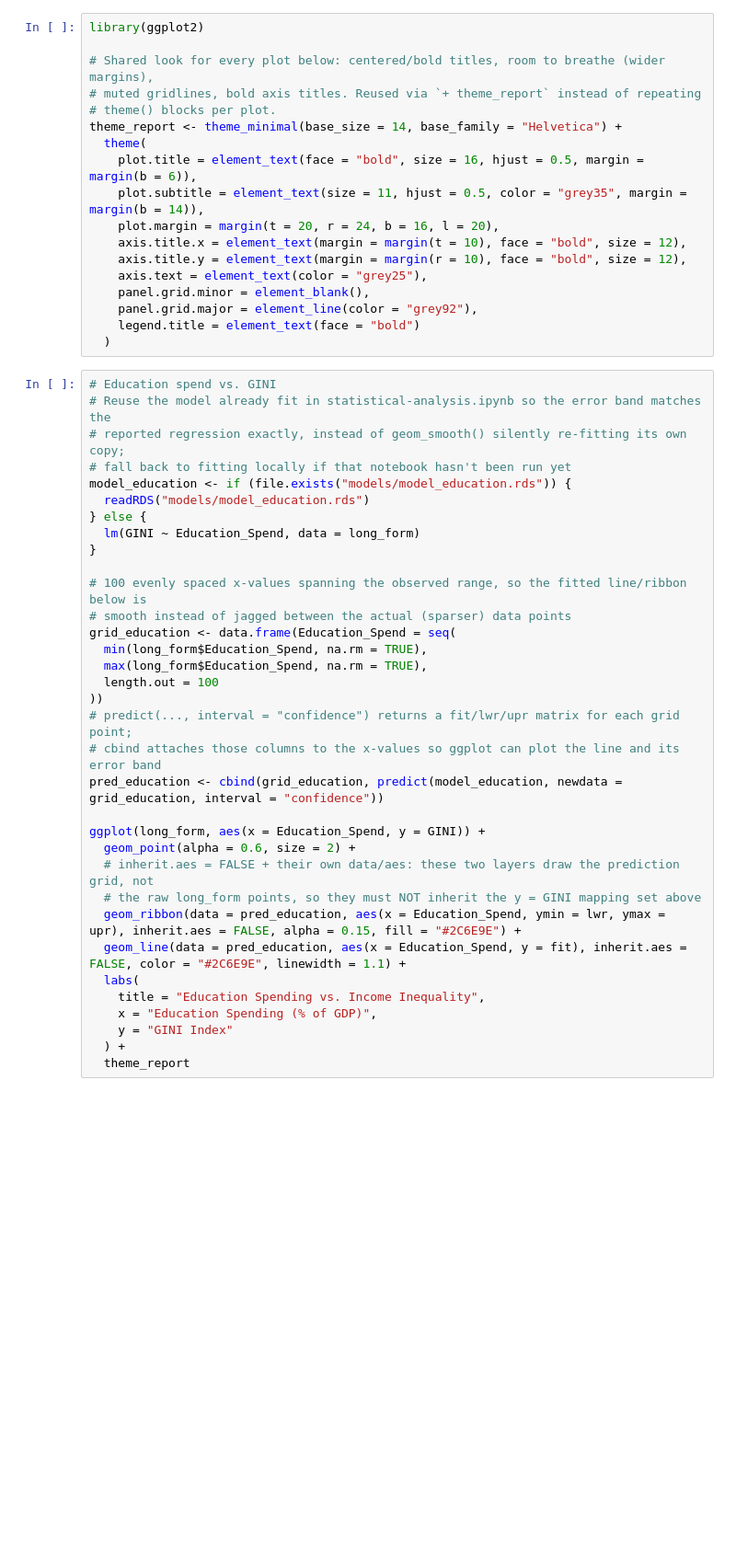
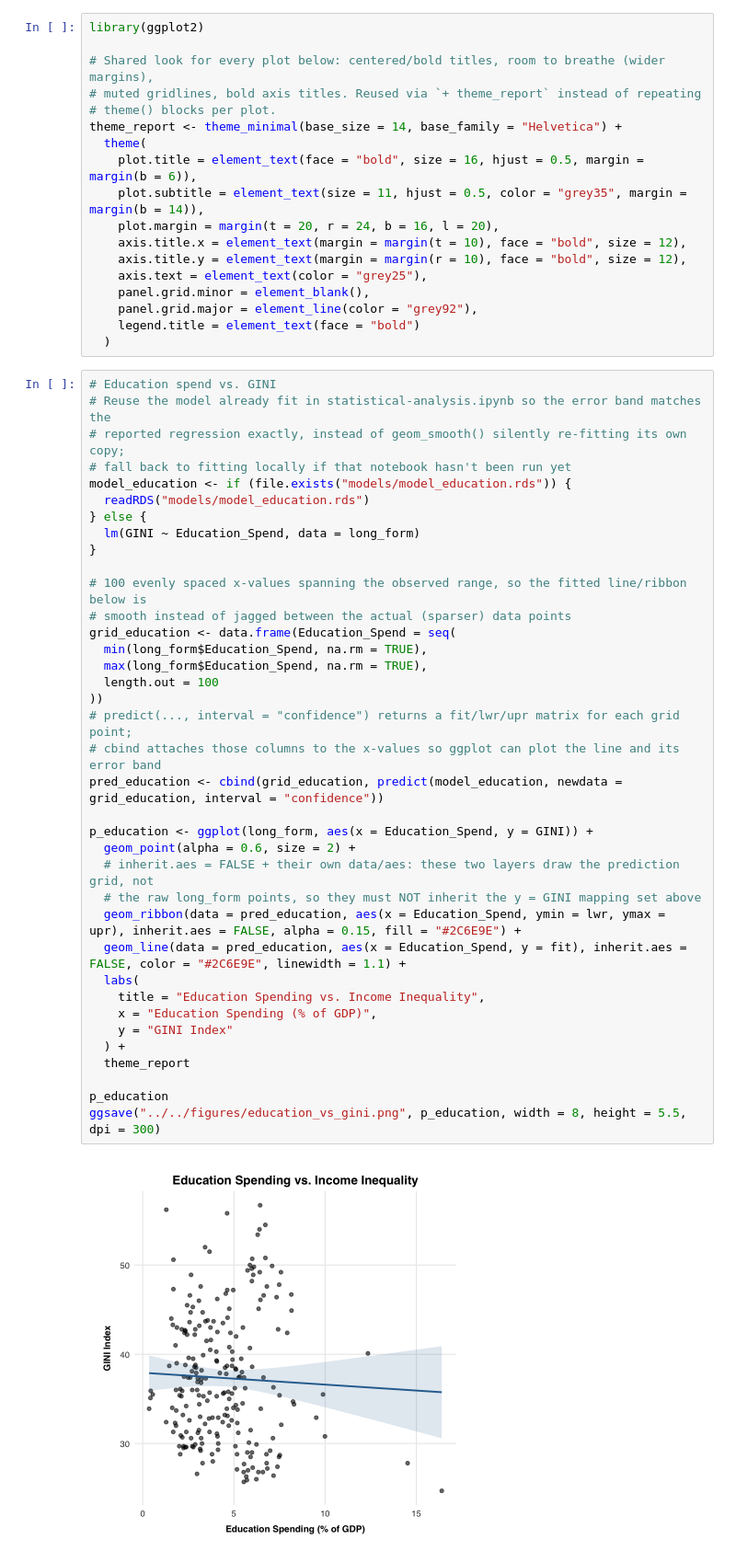
Before and after one commit to agrawalarya523-code/governance-inequality-analysis, a Jupyter notebook: notebooks/plot-generation.ipynb, the cells around one changed output. Shown at 92% size. Cells and saved outputs as stored; diff of their text form; blank space fills up the shorter version.

Commit message:
Figure saving

```diff
--- a/notebooks/plot-generation.ipynb
+++ b/notebooks/plot-generation.ipynb
@@ -28,34 +31,39 @@ theme_report <- theme_minimal(base_size = 14, base_family = "Helvetica") +
 # reported regression exactly, instead of geom_smooth() silently re-fitting its own copy;
 # fall back to fitting locally if that notebook hasn't been run yet
 model_education <- if (file.exists("models/model_education.rds")) {
   readRDS("models/model_education.rds")
 } else {
   lm(GINI ~ Education_Spend, data = long_form)
 }
 
 # 100 evenly spaced x-values spanning the observed range, so the fitted line/ribbon below is
 # smooth instead of jagged between the actual (sparser) data points
 grid_education <- data.frame(Education_Spend = seq(
   min(long_form$Education_Spend, na.rm = TRUE),
   max(long_form$Education_Spend, na.rm = TRUE),
   length.out = 100
 ))
 # predict(..., interval = "confidence") returns a fit/lwr/upr matrix for each grid point;
 # cbind attaches those columns to the x-values so ggplot can plot the line and its error band
 pred_education <- cbind(grid_education, predict(model_education, newdata = grid_education, interval = "confidence"))
 
-ggplot(long_form, aes(x = Education_Spend, y = GINI)) +
+p_education <- ggplot(long_form, aes(x = Education_Spend, y = GINI)) +
   geom_point(alpha = 0.6, size = 2) +
   # inherit.aes = FALSE + their own data/aes: these two layers draw the prediction grid, not
   # the raw long_form points, so they must NOT inherit the y = GINI mapping set above
   geom_ribbon(data = pred_education, aes(x = Education_Spend, ymin = lwr, ymax = upr), inherit.aes = FALSE, alpha = 0.15, fill = "#2C6E9E") +
   geom_line(data = pred_education, aes(x = Education_Spend, y = fit), inherit.aes = FALSE, color = "#2C6E9E", linewidth = 1.1) +
   labs(
     title = "Education Spending vs. Income Inequality",
     x = "Education Spending (% of GDP)",
     y = "GINI Index"
   ) +
   theme_report
+
+p_education
+ggsave("../../figures/education_vs_gini.png", p_education, width = 8, height = 5.5, dpi = 300)
+# %% [output]
+[figure, added]
 # %%
 # Control of Corruption vs. GINI
 # IMPORTANT: this is a "Control of Corruption" score, not a corruption amount -- HIGHER means
```
Also changed, not shown: parts of 4 cells of this notebook, 6 other files.
